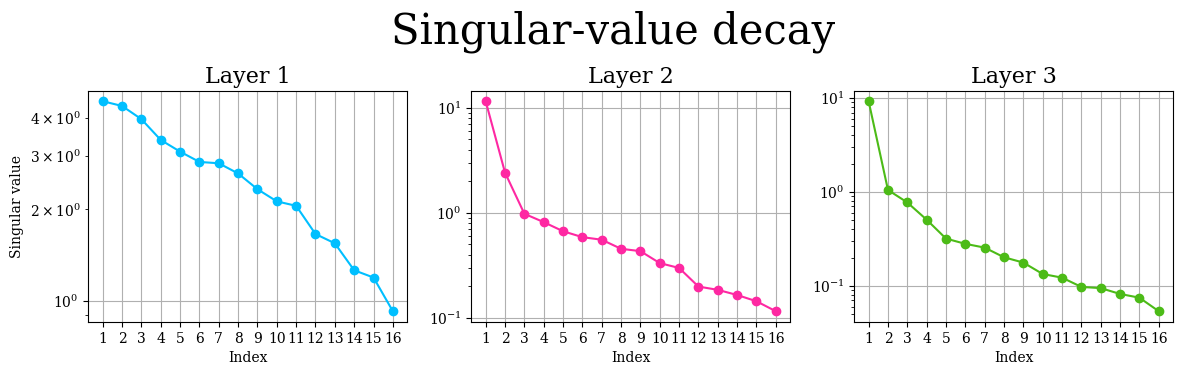
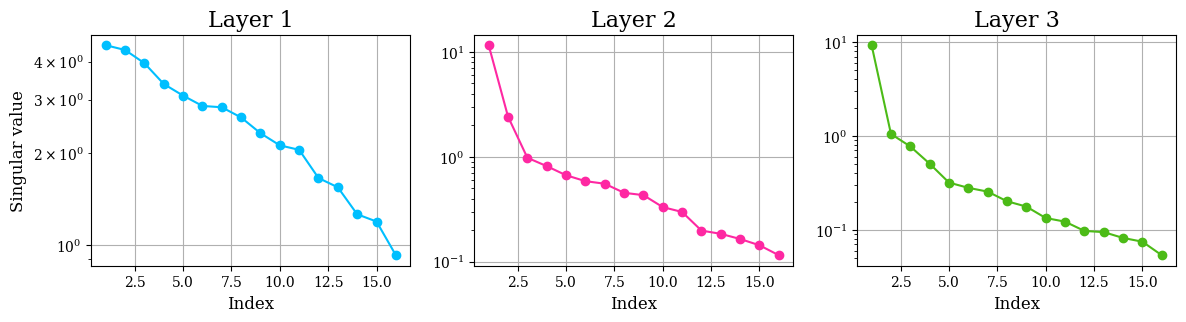
Unified diff of the notebook cell whose output changed from the first chart to the second:
--- before
+++ after
@@ -13,15 +13,15 @@
 for i, (key, value) in enumerate(V_matrices.items()):
     
-    s, ratio, r_eff, r_stable, energy, k_eff = value_matrix_diagnostics(value, eta=0.99)
+    s, ratio, r_eff, r_stable, energy, k_eff = value_matrix_diagnostics(value, eta=0.1)
 
     axes[i].plot(np.arange(1, len(s) + 1), s, marker="o", color=colors[key])
     axes[i].set_yscale("log")
 
-    axes[i].set_xlabel("Index")
+    axes[i].set_xlabel("Index", fontsize=12)
 
-    axes[i].set_xticks(np.arange(1, len(s) + 1))
+    # axes[i].set_xticks(np.arange(1, len(s) + 1))
 
     if i == 0:
-        axes[i].set_ylabel("Singular value")
+        axes[i].set_ylabel("Singular value", fontsize=12)
         
     axes[i].set_title(f"{key}", fontsize=16)
@@ -41,5 +41,5 @@
 
 
-fig.suptitle("Singular-value decay", y=1.15, fontsize=30)
+# fig.suptitle("Singular-value decay", y=1.15, fontsize=20)
 plt.savefig("Results/effective_rank.pdf", bbox_inches="tight")
 

Commit: new notebooks